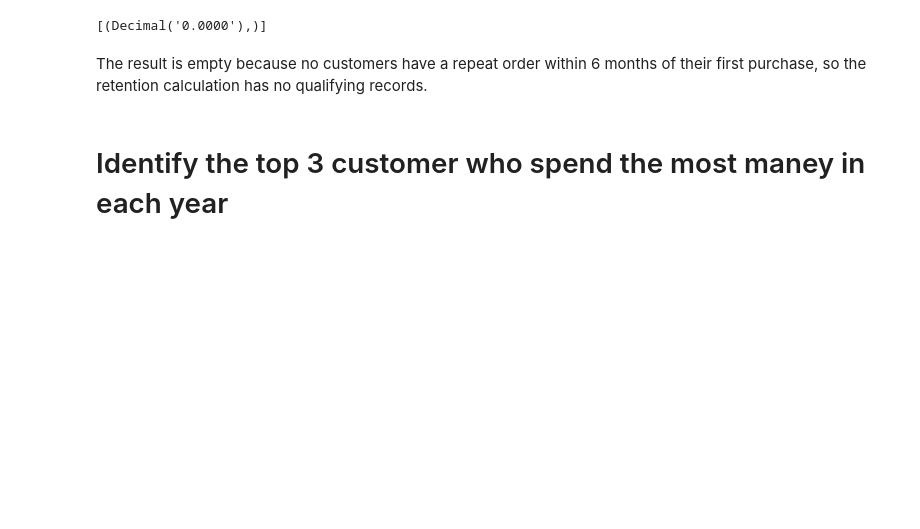
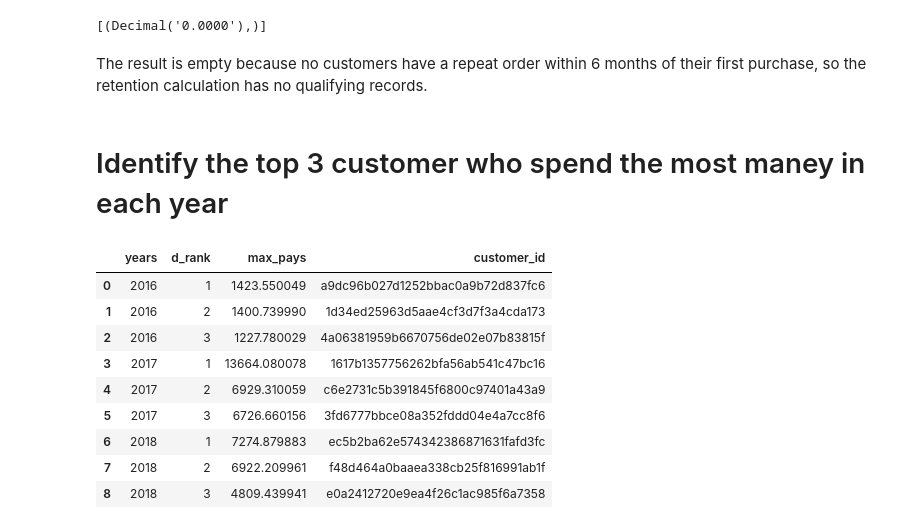
Before and after one commit to mdqadeer998-boop/e-comm_proj-with-sql_python, a Jupyter notebook: e-commerce-proj.ipynb, the cells around one changed output. Saved outputs shown, nothing was run; the diff lists cells and outputs as text; code cells hidden in the pictures; blank space fills up the shorter version.

```diff
--- a/e-commerce-proj.ipynb
+++ b/e-commerce-proj.ipynb
@@ -672,0 +671,28 @@ order by year based on doing rank of payment_value as order by desc from orders
+# %%
+query = """select years, d_rank, max_pays, customer_id
+from (select orders.customer_id,
+  year(orders.order_purchase_timestamp) as years,
+  sum(payments.payment_value) as max_pays,
+  dense_rank() over( partition by year(orders.order_purchase_timestamp)
+  order by sum(payments.payment_value) desc) as d_rank
+  from orders join payments
+  on orders.order_id = payments.order_id
+  group by orders.customer_id,orders.order_purchase_timestamp) as a
+  where d_rank <=3;
+  """
+cur.execute(query)
+data = cur.fetchall()
+
+df = pd.DataFrame(data,columns=['years','d_rank','max_pays','customer_id'])
+df
+# %% [output]
+|  | years | d_rank | max_pays | customer_id |
+| 0 | 2016 | 1 | 1423.550049 | a9dc96b027d1252bbac0a9b72d837fc6 |
+| 1 | 2016 | 2 | 1400.739990 | 1d34ed25963d5aae4cf3d7f3a4cda173 |
+| 2 | 2016 | 3 | 1227.780029 | 4a06381959b6670756de02e07b83815f |
+| 3 | 2017 | 1 | 13664.080078 | 1617b1357756262bfa56ab541c47bc16 |
+| 4 | 2017 | 2 | 6929.310059 | c6e2731c5b391845f6800c97401a43a9 |
+| 5 | 2017 | 3 | 6726.660156 | 3fd6777bbce08a352fddd04e4a7cc8f6 |
+| 6 | 2018 | 1 | 7274.879883 | ec5b2ba62e574342386871631fafd3fc |
+| 7 | 2018 | 2 | 6922.209961 | f48d464a0baaea338cb25f816991ab1f |
+| 8 | 2018 | 3 | 4809.439941 | e0a2412720e9ea4f26c1ac985f6a7358 |
```
Also changed, not shown: parts of 2 cells of this notebook.
